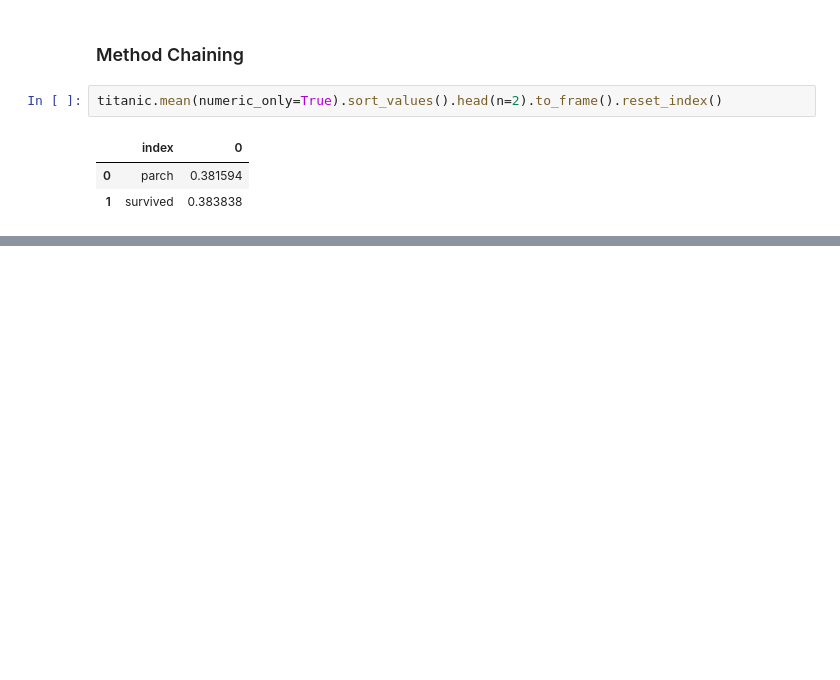
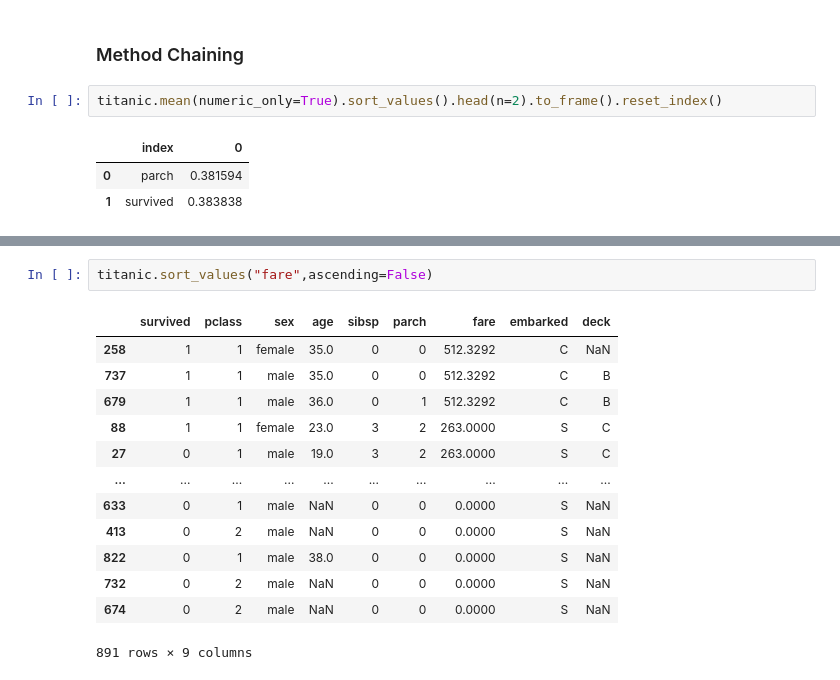
Before and after one commit to TomaszBury/the-pandas-bootcamp, a Jupyter notebook: Section_04/test_04.ipynb, the cells around one changed output, grey strips where cells are left out. Cells and saved outputs as stored; diff of their text form; blank space fills up the shorter version.

```diff
--- a/Section_04/test_04.ipynb
+++ b/Section_04/test_04.ipynb
@@ -309,0 +356,16 @@ titanic.mean(numeric_only=True).sort_values().head(n=2).to_frame().reset_index()
+# %%
+titanic.sort_values("fare",ascending=False)
+# %% [output]
+|  | survived | pclass | sex | age | sibsp | parch | fare | embarked | deck |
+| 258 | 1 | 1 | female | 35.0 | 0 | 0 | 512.3292 | C | NaN |
+| 737 | 1 | 1 | male | 35.0 | 0 | 0 | 512.3292 | C | B |
+| 679 | 1 | 1 | male | 36.0 | 0 | 1 | 512.3292 | C | B |
+| 88 | 1 | 1 | female | 23.0 | 3 | 2 | 263.0000 | S | C |
+| 27 | 0 | 1 | male | 19.0 | 3 | 2 | 263.0000 | S | C |
+| ... | ... | ... | ... | ... | ... | ... | ... | ... | ... |
+| 633 | 0 | 1 | male | NaN | 0 | 0 | 0.0000 | S | NaN |
+| 413 | 0 | 2 | male | NaN | 0 | 0 | 0.0000 | S | NaN |
+| 822 | 0 | 1 | male | 38.0 | 0 | 0 | 0.0000 | S | NaN |
+| 732 | 0 | 2 | male | NaN | 0 | 0 | 0.0000 | S | NaN |
+| 674 | 0 | 2 | male | NaN | 0 | 0 | 0.0000 | S | NaN |
+891 rows × 9 columns
```
Also changed, not shown: parts of 11 cells of this notebook.
